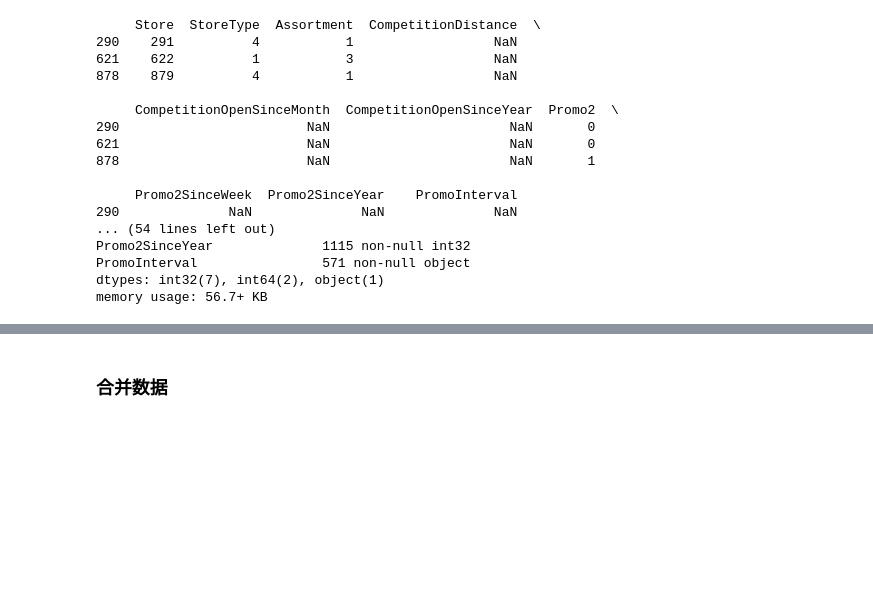
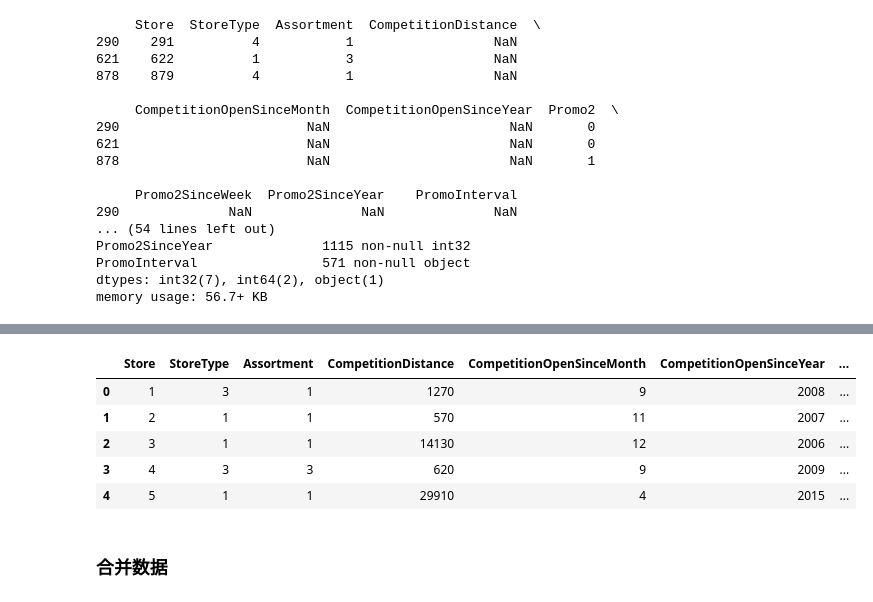
Before and after one commit to xueweiyema/ForecastRossmannStoreSales, a Jupyter notebook: proposal.ipynb, the cells around one changed output, grey strips where cells are left out. Saved outputs shown, nothing was run; the diff lists cells and outputs as text; code cells hidden in the pictures; blank space fills up the shorter version.

```diff
--- a/proposal.ipynb
+++ b/proposal.ipynb
@@ -153,0 +174,26 @@ Name: PromoInterval, dtype: int64
+# %%
+PromoInterval1=[]
+PromoInterval2=[]
+PromoInterval3=[]
+PromoInterval4=[]
+m=store['PromoInterval']
+for x in m:
+    y=x.split(',')
+    PromoInterval1.append(y[0])
+    PromoInterval2.append(y[1])
+    PromoInterval3.append(y[2])
+    PromoInterval4.append(y[3])
+
+store['PromoInterval1']=pd.Series(PromoInterval1)
+store['PromoInterval2']=pd.Series(PromoInterval2)
+store['PromoInterval3']=pd.Series(PromoInterval3)
+store['PromoInterval4']=pd.Series(PromoInterval4)
+# %%
+store.head()
+# %% [output]
+|  | Store | StoreType | Assortment | CompetitionDistance | CompetitionOpenSinceMonth | CompetitionOpenSinceYear | ... |
+| 0 | 1 | 3 | 1 | 1270 | 9 | 2008 | ... |
+| 1 | 2 | 1 | 1 | 570 | 11 | 2007 | ... |
+| 2 | 3 | 1 | 1 | 14130 | 12 | 2006 | ... |
+| 3 | 4 | 3 | 3 | 620 | 9 | 2009 | ... |
+| 4 | 5 | 1 | 1 | 29910 | 4 | 2015 | ... |
```
Also changed, not shown: parts of 4 cells of this notebook.
